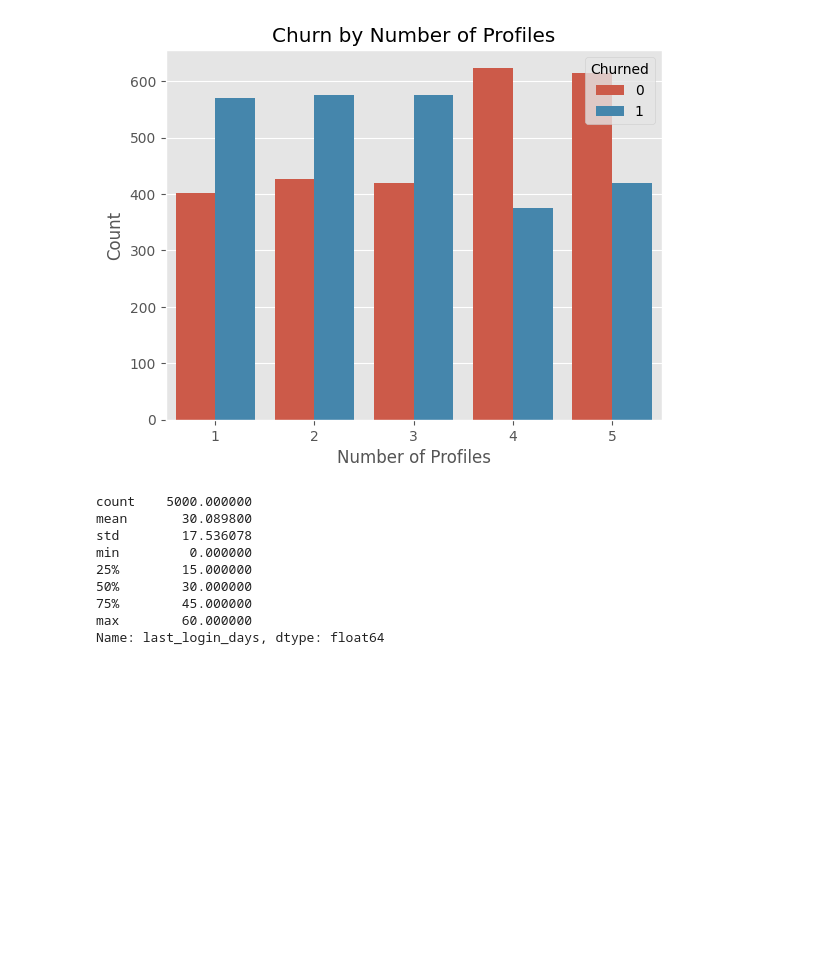
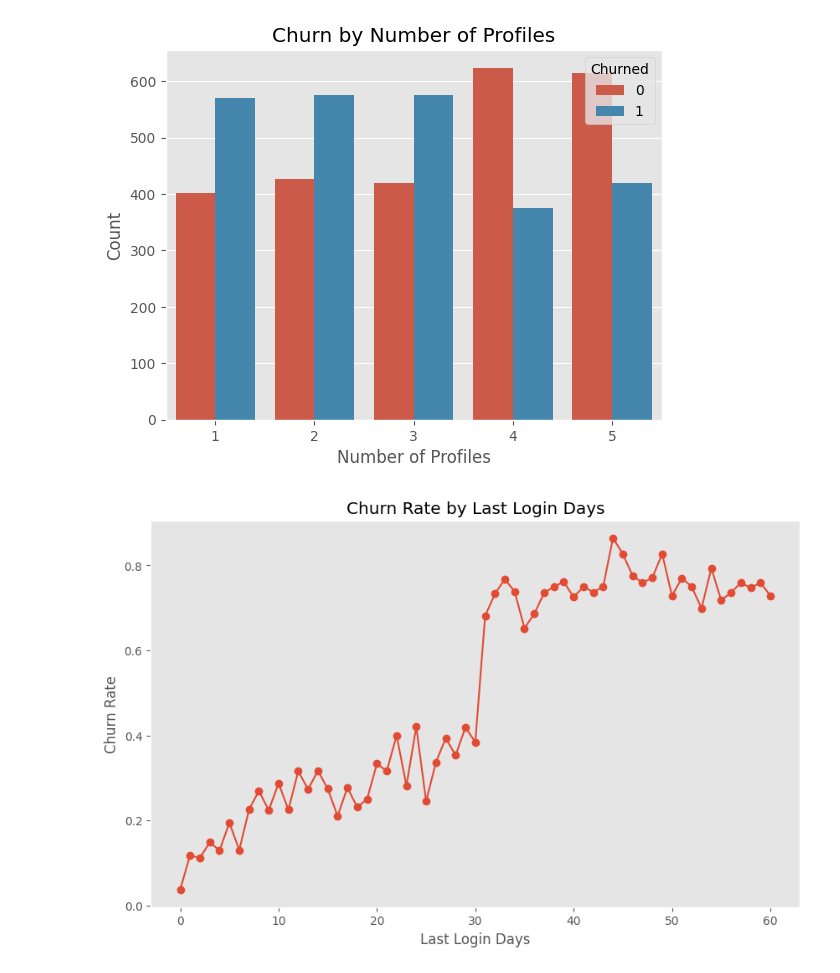
Before and after one commit to Adnan-Anwar-Data-enthusiast/Netflix-churn-analysis, a Jupyter notebook: 1. corr draft.ipynb, the cells around one changed output. Saved outputs shown, nothing was run; the diff lists cells and outputs as text; code cells hidden in the pictures; blank space fills up the shorter version.

```diff
--- a/1. corr draft.ipynb
+++ b/1. corr draft.ipynb
@@ -294,12 +303,10 @@ churn_by_last_login_bins = pd.cut(churn_by_last_login['last_login_days'], bins=[
 # %%
-df['last_login_days'].describe()
+plt.figure(figsize=(10, 6))
+plt.plot(churn_by_last_login['last_login_days'], churn_by_last_login['churned'], marker='o')
+plt.title('Churn Rate by Last Login Days')
+plt.xlabel('Last Login Days')
+plt.ylabel('Churn Rate')
+plt.grid()
+plt.show()
 # %% [output]
-count    5000.000000
-mean       30.089800
-std        17.536078
-min         0.000000
-25%        15.000000
-50%        30.000000
-75%        45.000000
-max        60.000000
-Name: last_login_days, dtype: float64
+[figure, added]
```
Also changed, not shown: parts of 6 cells of this notebook.
